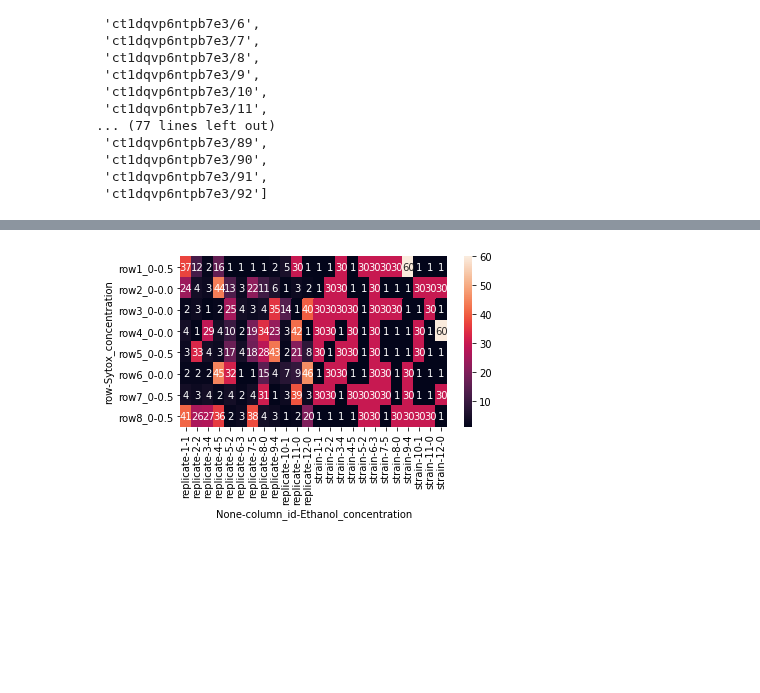
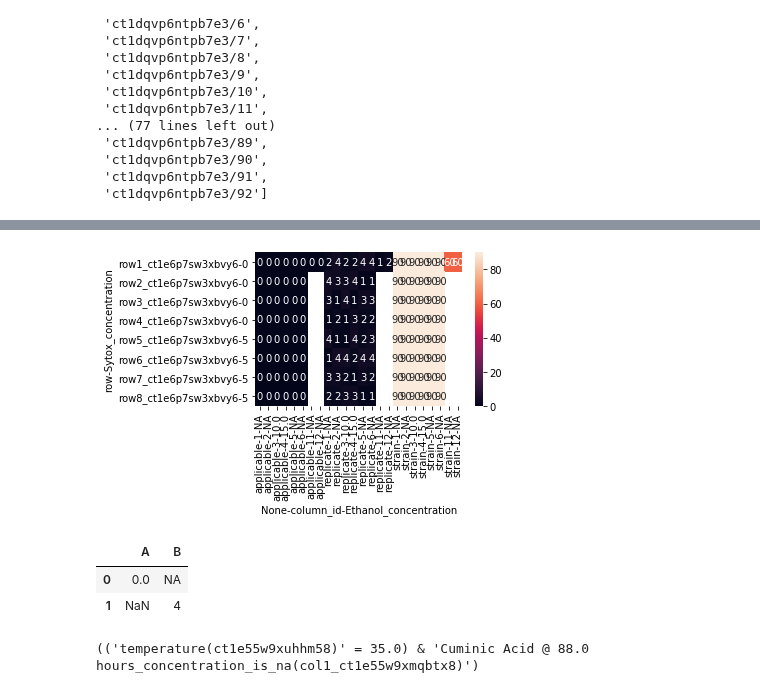
Before and after one commit to SD2E/pysd2cat, a Jupyter notebook: notebooks/scratch.ipynb, the cells around one changed output, grey strips where cells are left out. Drawn from its saved outputs; the diff is of its cells as text; code cells hidden in the pictures; blank space fills up the shorter version.

Commit message:
added NA column factors, and extra constraints support

```diff
--- a/notebooks/scratch.ipynb
+++ b/notebooks/scratch.ipynb
@@ -639,8 +621,8 @@ def get_design_df(design_file):
 
 print(os.getcwd())
 this_dir = os.getcwd()
-df = get_design_df(os.path.realpath(os.path.join(this_dir, '../../../tmp/NOVEL_CHASSIS/experiments/experiment.transcriptic.2020-02-20-B-Subtilis-LiveDeadClassification/design_experiment.transcriptic.2020-02-20-B-Subtilis-LiveDeadClassification.json')))
-#df = get_design_df(os.path.realpath(os.path.join(this_dir, '../../../tmp/NOVEL_CHASSIS/experiments/experiment.transcriptic.2020-02-20-NovelChassis-OR-Circuit-Cycle1-ObstacleCourse/design_experiment.transcriptic.2020-02-20-NovelChassis-OR-Circuit-Cycle1-ObstacleCourse.json')))
+#df = get_design_df(os.path.realpath(os.path.join(this_dir, '../../../tmp/NOVEL_CHASSIS/experiments/experiment.transcriptic.2020-02-20-Microbe-LiveDeadClassification/design_experiment.transcriptic.2020-02-20-Microbe-LiveDeadClassification.json')))
+df = get_design_df(os.path.realpath(os.path.join(this_dir, '../../../tmp/NOVEL_CHASSIS/experiments/experiment.transcriptic.2020-02-20-NovelChassis-OR-Circuit-Cycle1-ObstacleCourse/design_experiment.transcriptic.2020-02-20-NovelChassis-OR-Circuit-Cycle1-ObstacleCourse.json')))
 #df = get_design_df(os.path.realpath(os.path.join(this_dir, '../../../tmp/NOVEL_CHASSIS/experiments/experiment.transcriptic.2020-02-14-mCherry-Bacillus-Control-Strain-with-RNAseq-testing/design_experiment.transcriptic.2020-02-14-mCherry-Bacillus-Control-Strain-with-RNAseq-testing.json')))
 #df = get_design_df(os.path.realpath(os.path.join(this_dir, '../../../tmp/YEAST_STATES_GROWTH_CURVE/experiments/growth_curve_test1/design_growth_curve_test1.json')))
 #df = get_design_df(os.path.realpath(os.path.join(this_dir, '../../../tmp/YEAST_STATES_GROWTH_CURVE/experiments/growth_curve_test1_corrected/design_growth_curve_test1_corrected.json')))
@@ -687,16 +680,49 @@ Name: strain, dtype: int64
 pd.set_option('display.max_rows', None)
 pd.set_option('display.max_columns', None)
 # %%
-a = df.drop(columns=['measurement_type', "timepoint",
+a = df.loc[df.batch ==0].drop(columns=['measurement_type', "timepoint",
                      "sample", "container", "recovery_media",
                      "batch", "temperature", "experiment_id"]).drop_duplicates().sort_values(by=["column_id", "row"])
-mymap = {'None':1, 'MediaControl':60, 'MG1655_WT':30}
+mymap = {'None':1, 'MediaControl':60, 'MG1655_WT':30, 'Bacillus subtilis 168 Marburg' : 90}
 a= a.applymap(lambda s: mymap.get(s) if s in mymap else s)
 b = a.pivot_table(index=['row', 'Sytox_concentration'], columns=['column_id', 'Ethanol_concentration'])
 import matplotlib.pyplot as plt
 import seaborn as sns
 sns.heatmap(b, annot=True)
 plt.tight_layout()
 #a
 # %% [output]
-[figure, old version]
+[figure, new version]
+# %%
+import numpy as np
+df1 = pd.DataFrame({'A': [0, None], 'B': [4, 4]})
+df2 = pd.DataFrame({'A': [None], 'B': ["NA"], }, index=[0])
+def preserve_na(s1, s2):
+    for i, v in s2.items():
+        if v == "NA" or pd.isnull(s1[i]):
+            s1[i] = v
+    return s1
+
+df1.combine(df2, preserve_na, overwrite=False)
+# %% [output]
+|  | A | B |
+| 0 | 0.0 | NA |
+| 1 | NaN | 4 |
+# %%
+from pysmt.shortcuts import Symbol, And, GE, LT, Plus, Equals, Int, Real, REAL
+
+def decode_constraint(constraint_str):
+    return eval(constraint_str)
+
+constraint=\
+"""
+And(
+ Equals(Symbol(\"temperature(ct1e55w9xuhhm58)\", REAL), Real(35.0)),
+ Symbol(\"Cuminic Acid @ 88.0 hours_concentration_is_na(col1_ct1e55w9xmqbtx8)\")
+ )
+"""
+
+formula = decode_constraint(constraint)
+formula
+# %% [output]
+(('temperature(ct1e55w9xuhhm58)' = 35.0) & 'Cuminic Acid @ 88.0 hours_concentration_is_na(col1_ct1e55w9xmqbtx8)')
```
Also changed, not shown: parts of 5 cells of this notebook, 3 other files.
